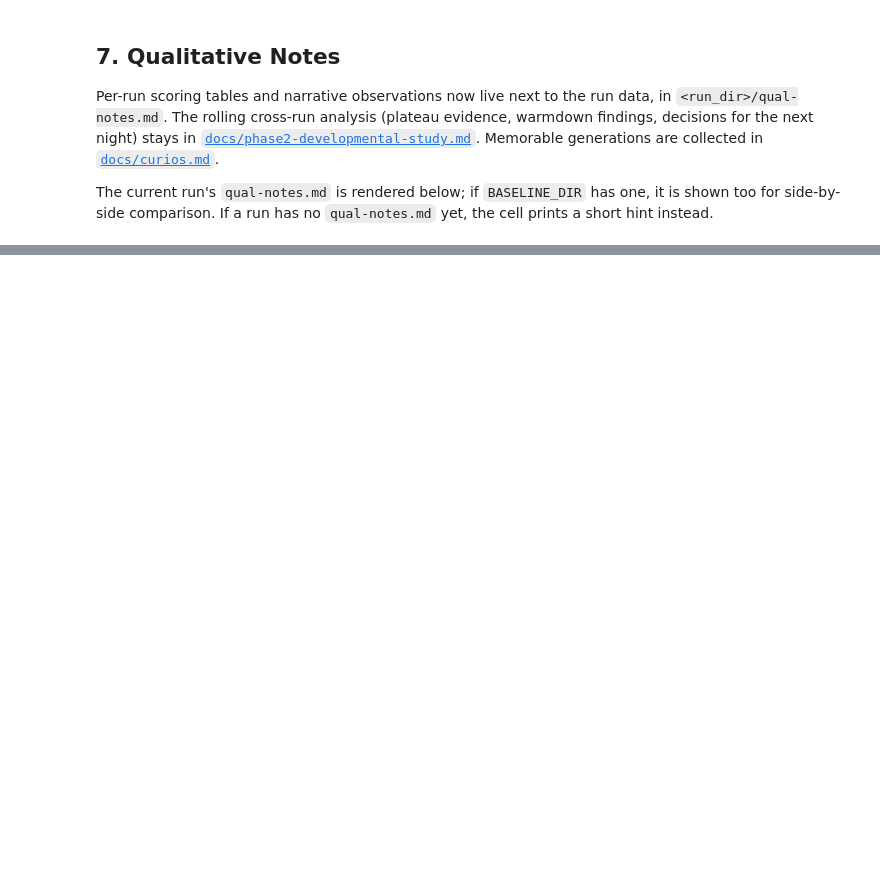
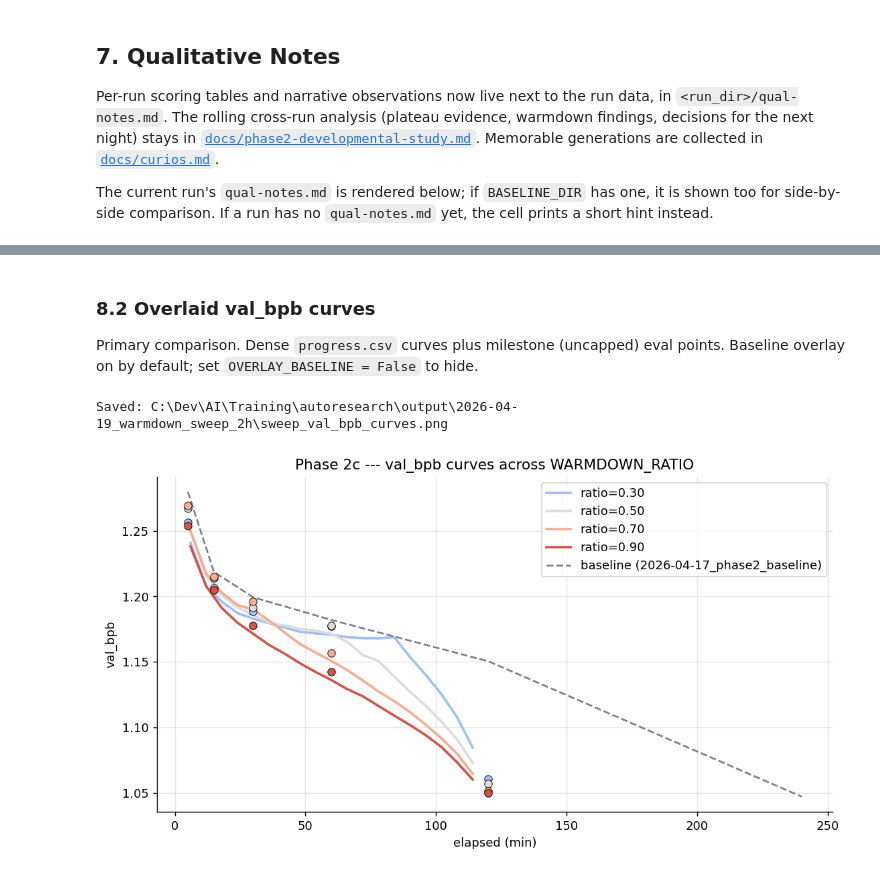
Before and after one commit to ElizaZadura/autoresearch-ez, a Jupyter notebook: development.ipynb, the cells around one changed output, grey strips where cells are left out. Drawn from its saved outputs; the diff is of its cells as text; code cells hidden in the pictures; blank space fills up the shorter version.

```diff
--- a/development.ipynb
+++ b/development.ipynb
@@ -977,0 +1118,64 @@ _No `qual-notes.md` in `2026-04-17_phase2_baseline` yet._
+# %% [markdown]
+### 8.2 Overlaid val_bpb curves
+
+Primary comparison. Dense `progress.csv` curves plus milestone (uncapped) eval points. Baseline overlay on by default; set `OVERLAY_BASELINE = False` to hide.
+# %%
+OVERLAY_BASELINE = True
+
+if sweep_df.empty:
+    print("Skipping 8.2: no sweep data.")
+else:
+    fig, ax = plt.subplots(figsize=(10, 5))
+    prog_df = sweep_df[sweep_df["source"] == "progress"]
+    ms_df = sweep_df[sweep_df["source"] == "milestone"]
+    ratios = sorted(prog_df["ratio"].dropna().unique())
+
+    for r in ratios:
+        sub = prog_df[prog_df["ratio"] == r].sort_values("elapsed_seconds")
+        ax.plot(
+            sub["elapsed_seconds"] / 60,
+            sub["val_bpb"],
+            label=f"ratio={r:.2f}",
+            color=_ratio_color(r),
+            linewidth=2,
+        )
+        ms = ms_df[ms_df["ratio"] == r]
+        ax.scatter(
+            ms["elapsed_seconds"] / 60,
+            ms["val_bpb"],
+            color=_ratio_color(r),
+            marker="o",
+            s=40,
+            edgecolor="black",
+            linewidth=0.5,
+            zorder=5,
+        )
+
+    if OVERLAY_BASELINE and BASELINE_DIR is not None:
+        bdf = _eval_df_from_dir(BASELINE_DIR)
+        if not bdf.empty and "val_bpb" in bdf.columns:
+            bdf = bdf.dropna(subset=["val_bpb", "elapsed_seconds"]).sort_values(
+                "elapsed_seconds"
+            )
+            ax.plot(
+                bdf["elapsed_seconds"] / 60,
+                bdf["val_bpb"],
+                color="gray",
+                linestyle="--",
+                linewidth=1.5,
+                label=f"baseline ({BASELINE_DIR.name})",
+                zorder=3,
+            )
+
+    ax.set_xlabel("elapsed (min)")
+    ax.set_ylabel("val_bpb")
+    ax.set_title("Phase 2c --- val_bpb curves across WARMDOWN_RATIO")
+    ax.legend()
+    ax.grid(True, alpha=0.3)
+    if SWEEP_PARENT is not None:
+        plt.savefig(SWEEP_PARENT / "sweep_val_bpb_curves.png", bbox_inches="tight")
+        print(f"Saved: {SWEEP_PARENT / 'sweep_val_bpb_curves.png'}")
+    plt.show()
+# %% [output]
+Saved: C:\Dev\AI\Training\autoresearch\output\2026-04-19_warmdown_sweep_2h\sweep_val_bpb_curves.png
+[figure, added]
```
Also changed, not shown: parts of 22 cells of this notebook, 4 other files.
